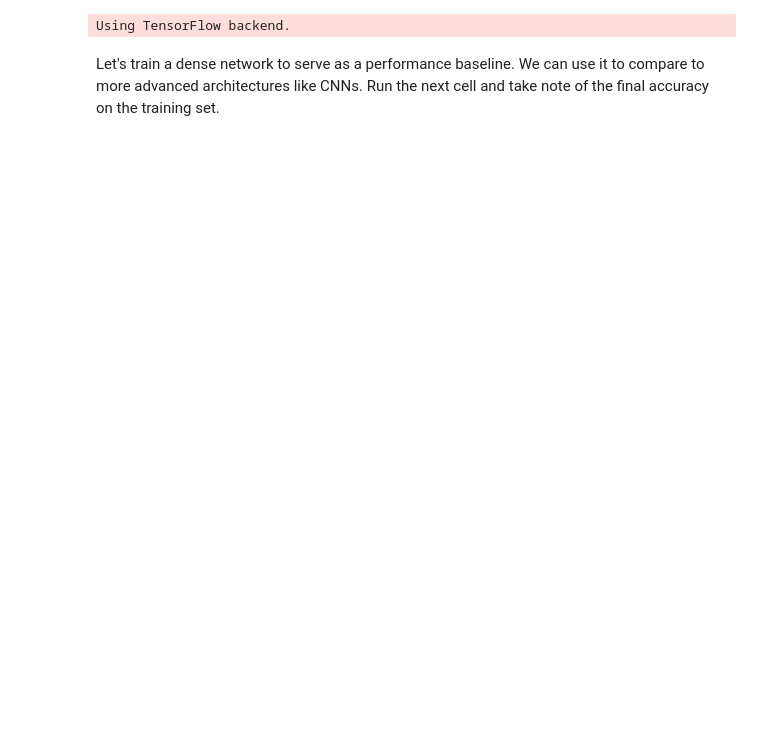
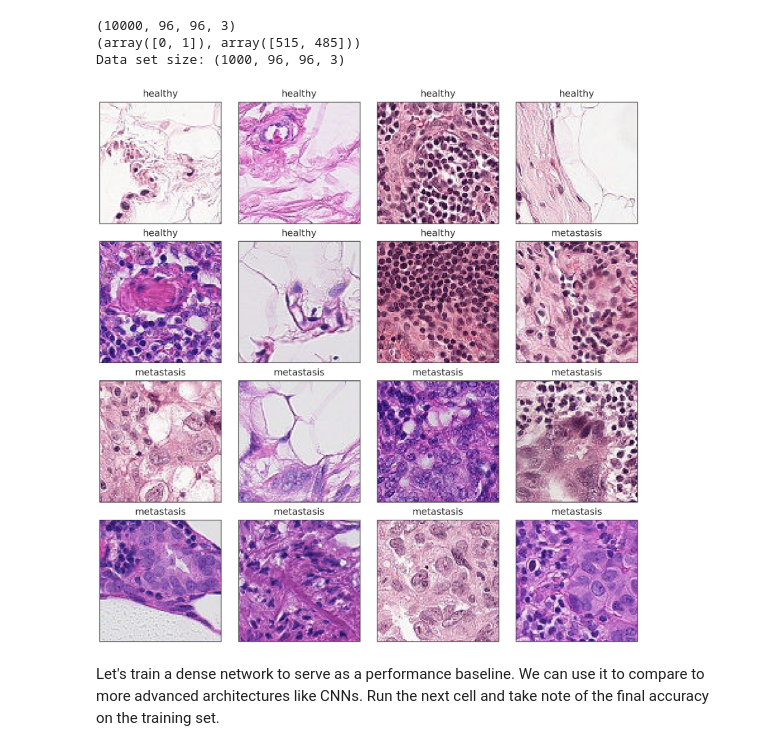
Before and after one commit to sara-nl/elixir-dl, a Jupyter notebook: 04-improving-neural-networks.ipynb, the cells around one changed output. Cells and saved outputs as stored; diff of their text form; code cells hidden in the pictures; blank space fills up the shorter version.

```diff
--- a/04-improving-neural-networks.ipynb
+++ b/04-improving-neural-networks.ipynb
@@ -12,16 +12,26 @@ Let's load the data, and plot the first 16 images:
 # %%
 import lib
 import keras
 
+%matplotlib inline
 %config InlineBackend.figure_format = 'retina'
 
 X, Y, labels = lib.dataset_pcam()
+print(X.shape)
+X = X[:1000]
+Y = Y[:1000]
+
+import numpy as np
+print(np.unique(np.argmax(Y, axis=1), return_counts=True))
 
 print('Data set size: {}'.format(X.shape))
 
 lib.plot_examples(X[:16], Y[:16], labels);
 # %% [output]
-Using TensorFlow backend.
+(10000, 96, 96, 3)
+(array([0, 1]), array([515, 485]))
+Data set size: (1000, 96, 96, 3)
+[figure, added]
 # %% [markdown]
 Let's train a dense network to serve as a performance baseline. We can use it to compare to more advanced architectures like CNNs. Run the next cell and take note of the final accuracy on the training set.
 # %%
```
Also changed, not shown: parts of 6 cells of this notebook, 1 other file.
